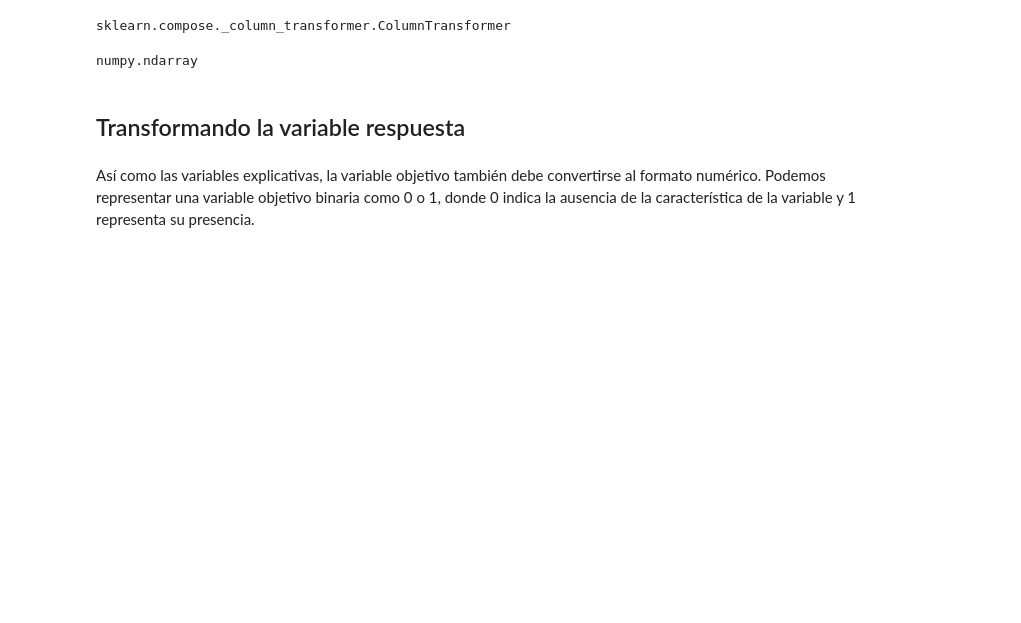
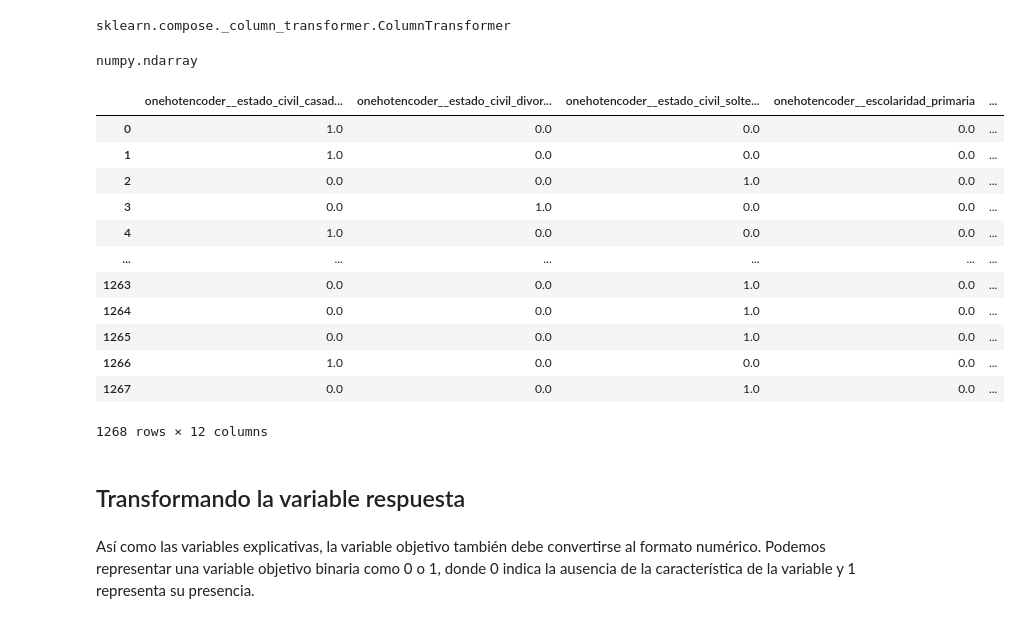
Before and after one commit to Liuz8/Estadisticas_y_Machine_Learning, a Jupyter notebook: Clasificacion_primeros_pasos.ipynb, the cells around one changed output. Drawn from its saved outputs; the diff is of its cells as text; code cells hidden in the pictures; blank space fills up the shorter version.

```diff
--- a/Clasificacion_primeros_pasos.ipynb
+++ b/Clasificacion_primeros_pasos.ipynb
@@ -247,6 +247,23 @@ sklearn.compose._column_transformer.ColumnTransformer
 type(X)
 # %% [output]
 numpy.ndarray
+# %%
+# mejor visualizacion despues de transformar los datos
+pd.DataFrame(X,columns=one_hot.get_feature_names_out(columnas))
+# %% [output]
+|  | onehotencoder__estado_civil_casad... | onehotencoder__estado_civil_divor... | onehotencoder__estado_civil_solte... | onehotencoder__escolaridad_primaria | ... |
+| 0 | 1.0 | 0.0 | 0.0 | 0.0 | ... |
+| 1 | 1.0 | 0.0 | 0.0 | 0.0 | ... |
+| 2 | 0.0 | 0.0 | 1.0 | 0.0 | ... |
+| 3 | 0.0 | 1.0 | 0.0 | 0.0 | ... |
+| 4 | 1.0 | 0.0 | 0.0 | 0.0 | ... |
+| ... | ... | ... | ... | ... | ... |
+| 1263 | 0.0 | 0.0 | 1.0 | 0.0 | ... |
+| 1264 | 0.0 | 0.0 | 1.0 | 0.0 | ... |
+| 1265 | 0.0 | 0.0 | 1.0 | 0.0 | ... |
+| 1266 | 1.0 | 0.0 | 0.0 | 0.0 | ... |
+| 1267 | 0.0 | 0.0 | 1.0 | 0.0 | ... |
+1268 rows × 12 columns
 # %% [markdown]
 ## Transformando la variable respuesta
 # %% [markdown]
```
Also changed, not shown: parts of 5 cells of this notebook.
